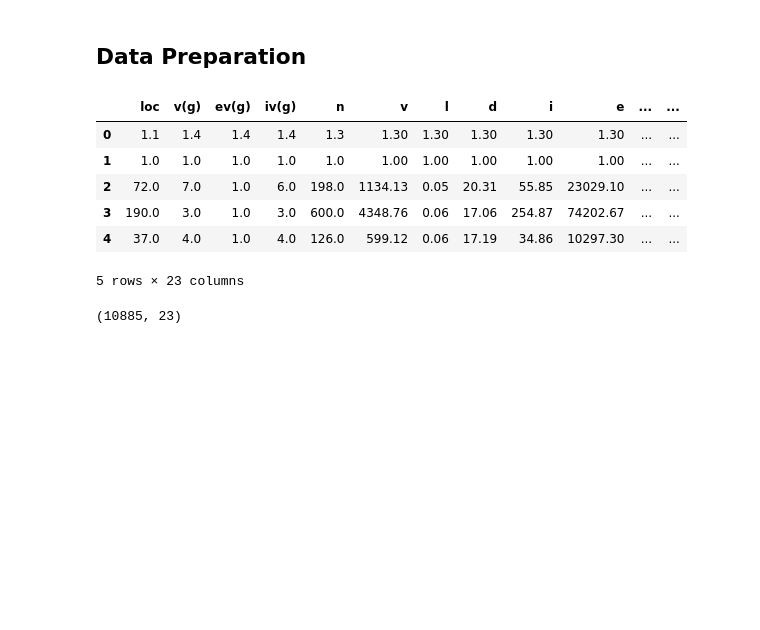
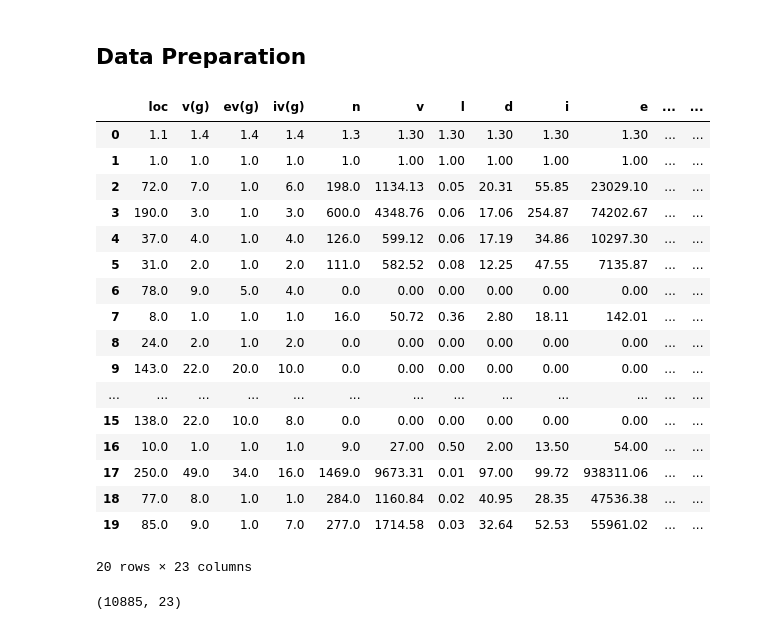
Before and after one commit to Eniekpo/piracy-tracker, a Jupyter notebook: Notebooks/Software-piracy-notebook.ipynb, the cells around one changed output. Cells and saved outputs as stored; diff of their text form; code cells hidden in the pictures; blank space fills up the shorter version.

```diff
--- a/Notebooks/Software-piracy-notebook.ipynb
+++ b/Notebooks/Software-piracy-notebook.ipynb
@@ -17,17 +19,33 @@ import plotly.graph_objs as go
 
 np.random.seed(0)
 # %%
+# Loading the dataset
+
 data = pd.read_csv('Datasets/software-data.csv')
 df = pd.DataFrame(data)
-df.head()
-# %% [output]
-|  | loc | v(g) | ev(g) | iv(g) | n | v | l | d | i | e | ... | ... |
-| 0 | 1.1 | 1.4 | 1.4 | 1.4 | 1.3 | 1.30 | 1.30 | 1.30 | 1.30 | 1.30 | ... | ... |
-| 1 | 1.0 | 1.0 | 1.0 | 1.0 | 1.0 | 1.00 | 1.00 | 1.00 | 1.00 | 1.00 | ... | ... |
-| 2 | 72.0 | 7.0 | 1.0 | 6.0 | 198.0 | 1134.13 | 0.05 | 20.31 | 55.85 | 23029.10 | ... | ... |
-| 3 | 190.0 | 3.0 | 1.0 | 3.0 | 600.0 | 4348.76 | 0.06 | 17.06 | 254.87 | 74202.67 | ... | ... |
-| 4 | 37.0 | 4.0 | 1.0 | 4.0 | 126.0 | 599.12 | 0.06 | 17.19 | 34.86 | 10297.30 | ... | ... |
-5 rows × 23 columns
+# %%
+# Visualizing the dataset
+
+df.head(20)
+# %% [output]
+|  | loc | v(g) | ev(g) | iv(g) | n | v | l | d | i | e | ... | ... |
+| 0 | 1.1 | 1.4 | 1.4 | 1.4 | 1.3 | 1.30 | 1.30 | 1.30 | 1.30 | 1.30 | ... | ... |
+| 1 | 1.0 | 1.0 | 1.0 | 1.0 | 1.0 | 1.00 | 1.00 | 1.00 | 1.00 | 1.00 | ... | ... |
+| 2 | 72.0 | 7.0 | 1.0 | 6.0 | 198.0 | 1134.13 | 0.05 | 20.31 | 55.85 | 23029.10 | ... | ... |
+| 3 | 190.0 | 3.0 | 1.0 | 3.0 | 600.0 | 4348.76 | 0.06 | 17.06 | 254.87 | 74202.67 | ... | ... |
+| 4 | 37.0 | 4.0 | 1.0 | 4.0 | 126.0 | 599.12 | 0.06 | 17.19 | 34.86 | 10297.30 | ... | ... |
+| 5 | 31.0 | 2.0 | 1.0 | 2.0 | 111.0 | 582.52 | 0.08 | 12.25 | 47.55 | 7135.87 | ... | ... |
+| 6 | 78.0 | 9.0 | 5.0 | 4.0 | 0.0 | 0.00 | 0.00 | 0.00 | 0.00 | 0.00 | ... | ... |
+| 7 | 8.0 | 1.0 | 1.0 | 1.0 | 16.0 | 50.72 | 0.36 | 2.80 | 18.11 | 142.01 | ... | ... |
+| 8 | 24.0 | 2.0 | 1.0 | 2.0 | 0.0 | 0.00 | 0.00 | 0.00 | 0.00 | 0.00 | ... | ... |
+| 9 | 143.0 | 22.0 | 20.0 | 10.0 | 0.0 | 0.00 | 0.00 | 0.00 | 0.00 | 0.00 | ... | ... |
+| ... | ... | ... | ... | ... | ... | ... | ... | ... | ... | ... | ... | ... |
+| 15 | 138.0 | 22.0 | 10.0 | 8.0 | 0.0 | 0.00 | 0.00 | 0.00 | 0.00 | 0.00 | ... | ... |
+| 16 | 10.0 | 1.0 | 1.0 | 1.0 | 9.0 | 27.00 | 0.50 | 2.00 | 13.50 | 54.00 | ... | ... |
+| 17 | 250.0 | 49.0 | 34.0 | 16.0 | 1469.0 | 9673.31 | 0.01 | 97.00 | 99.72 | 938311.06 | ... | ... |
+| 18 | 77.0 | 8.0 | 1.0 | 1.0 | 284.0 | 1160.84 | 0.02 | 40.95 | 28.35 | 47536.38 | ... | ... |
+| 19 | 85.0 | 9.0 | 1.0 | 7.0 | 277.0 | 1714.58 | 0.03 | 32.64 | 52.53 | 55961.02 | ... | ... |
+20 rows × 23 columns
 # %%
 df.shape
 # %% [output]
```
Also changed, not shown: parts of 19 cells of this notebook, 5 other files.
